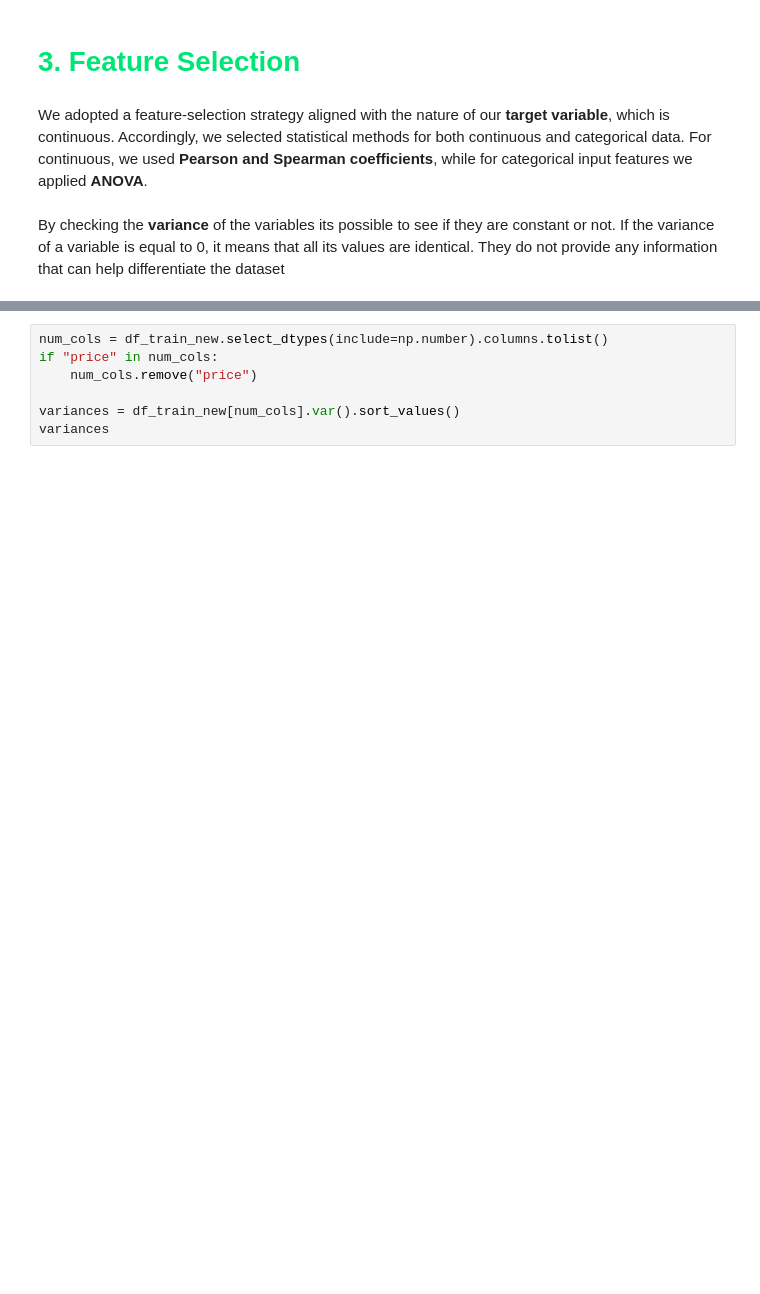
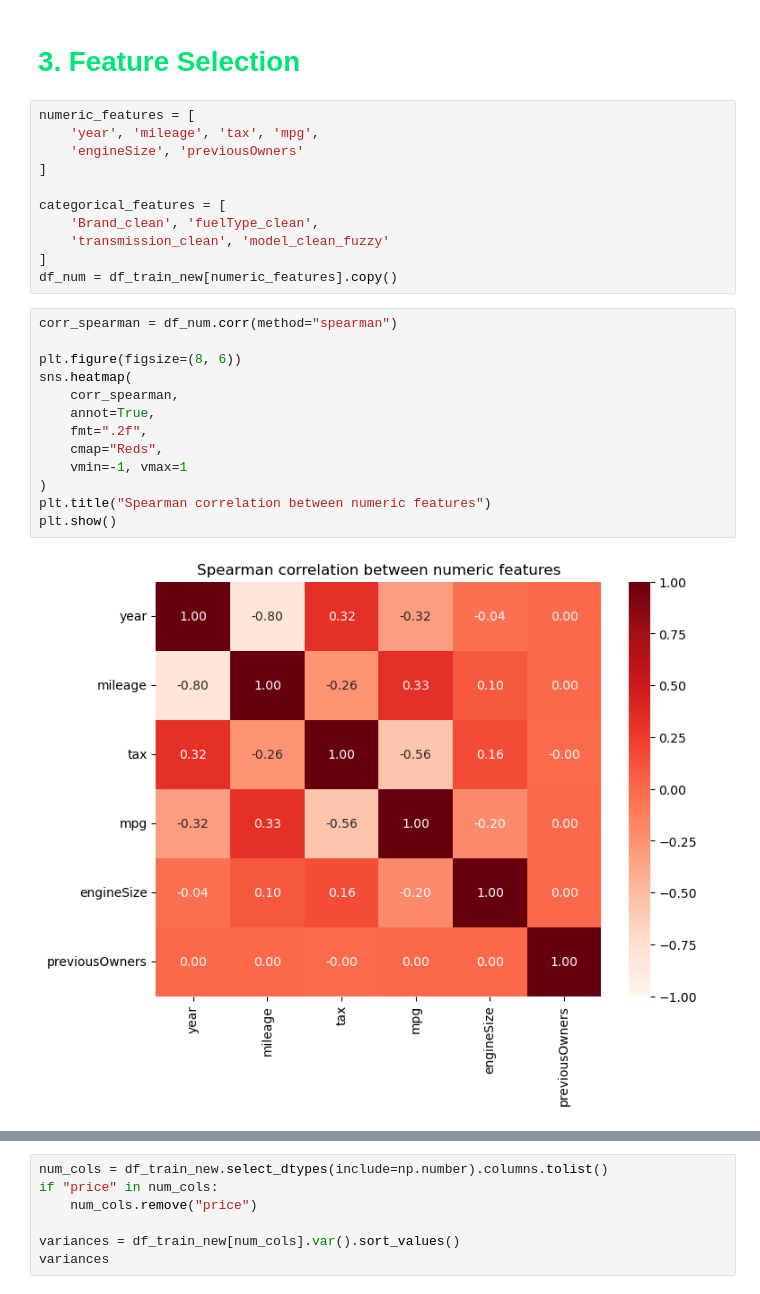
Before and after one commit to Danirib11221/MachineLearning39, a Jupyter notebook: MachineLearningProject.ipynb, the cells around one changed output, grey strips where cells are left out. Drawn from its saved outputs; the diff is of its cells as text; blank space fills up the shorter version.

Commit message:
Revert "Comments on Pre-Processing and Feature Selection"
This reverts commit 2acd68a6632793b3d7824af014b2ae1a90757133.

```diff
--- a/MachineLearningProject.ipynb
+++ b/MachineLearningProject.ipynb
@@ -2078,7 +2063,29 @@ def new_features(df, include_advanced=True):
     return df
 # %% [markdown]
 <h1 style="color: #00E676;">3. Feature Selection </h1>
-# %% [markdown]
-We adopted a feature-selection strategy aligned with the nature of our **target variable**, which is continuous. Accordingly, we selected statistical methods for both continuous and categorical data. For continuous, we used **Pearson and Spearman coefficients**, while for categorical input features we applied **ANOVA**.
-# %% [markdown]
-By checking the **variance** of the variables its possible to see if they are constant or not. If the variance of a variable is equal to 0, it means that all its values are identical. They do not provide any information that can help differentiate the dataset
+# %%
+numeric_features = [
+    'year', 'mileage', 'tax', 'mpg',
+    'engineSize', 'previousOwners'
+]
+
+categorical_features = [
+    'Brand_clean', 'fuelType_clean',
+    'transmission_clean', 'model_clean_fuzzy'
+]
+df_num = df_train_new[numeric_features].copy()
+# %%
+corr_spearman = df_num.corr(method="spearman")
+
+plt.figure(figsize=(8, 6))
+sns.heatmap(
+    corr_spearman,
+    annot=True,
+    fmt=".2f",
+    cmap="Reds",
+    vmin=-1, vmax=1
+)
+plt.title("Spearman correlation between numeric features")
+plt.show()
+# %% [output]
+[figure, added]
```
Also changed, not shown: parts of 96 cells of this notebook.
